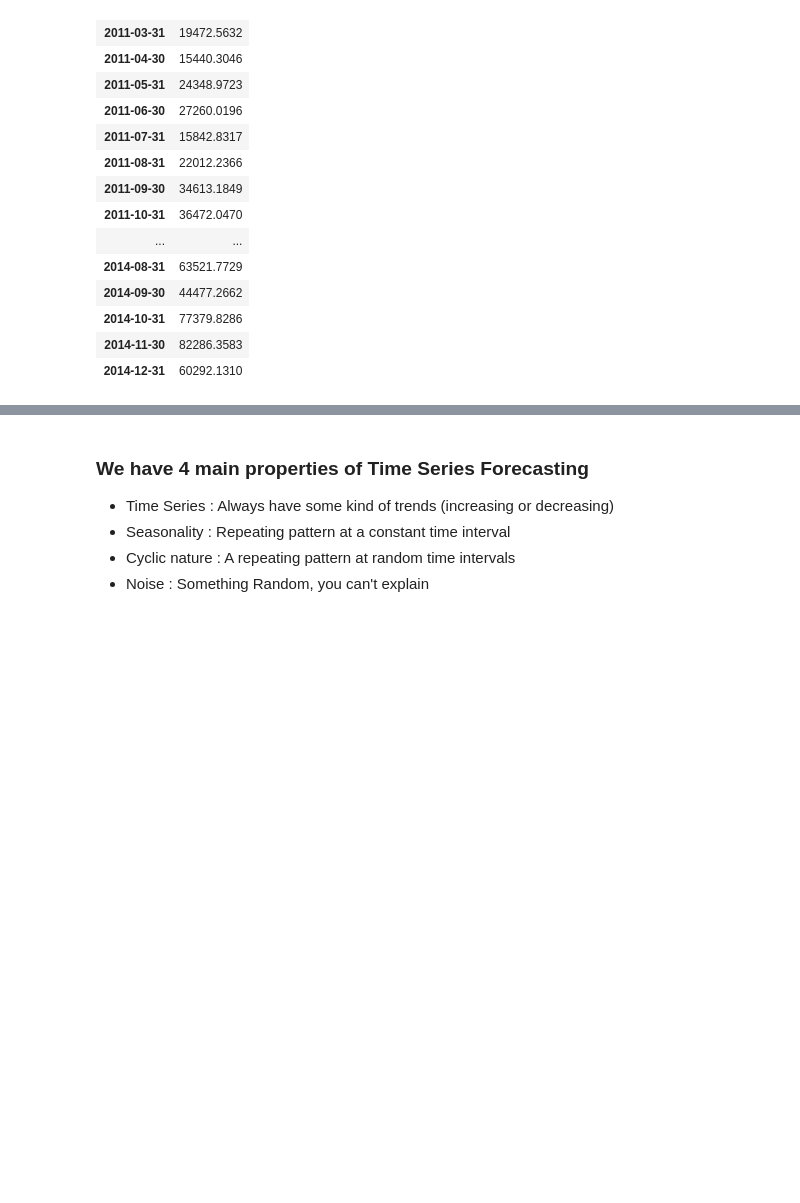
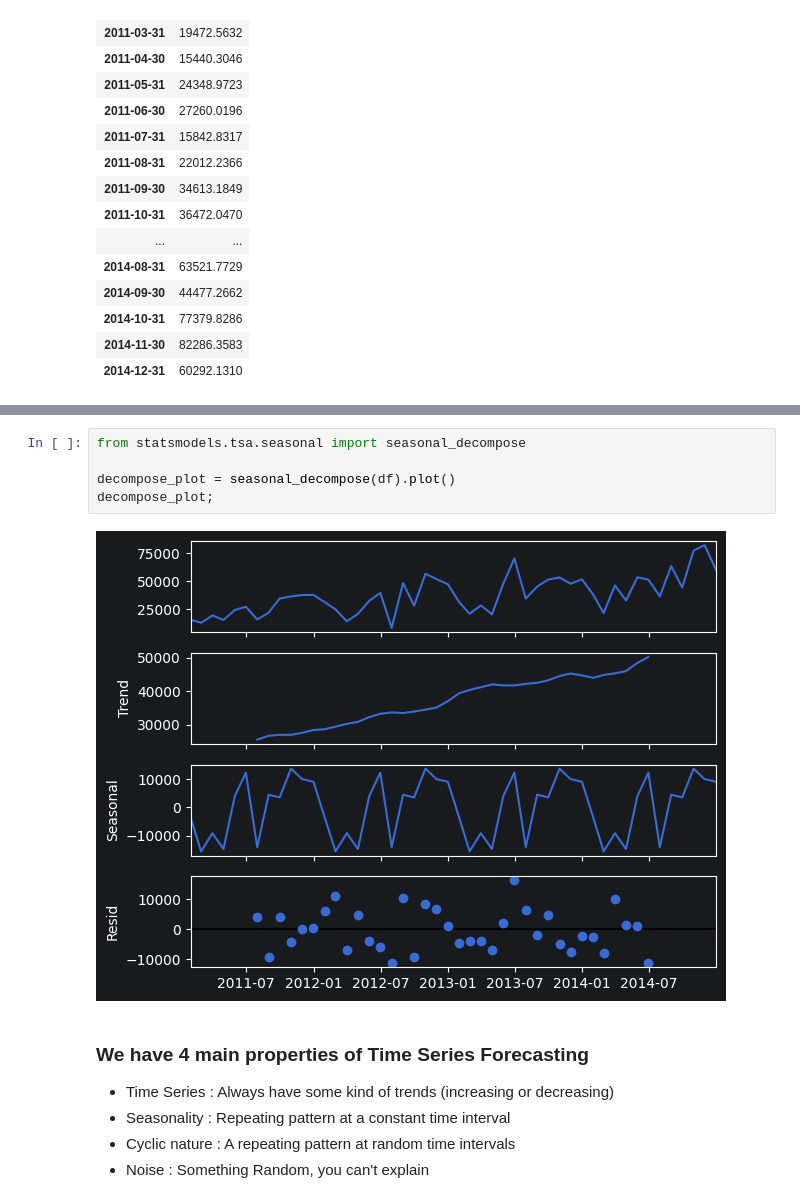
Before and after one commit to kaymansrinivasan/Machine_Learning, a Jupyter notebook: .ipynb/Time Series_1.ipynb, the cells around one changed output, grey strips where cells are left out. Saved outputs shown, nothing was run; the diff lists cells and outputs as text; blank space fills up the shorter version.

```diff
--- a/.ipynb/Time Series_1.ipynb
+++ b/.ipynb/Time Series_1.ipynb
@@ -160,3 +156,10 @@ plt.show()
+# %%
+from statsmodels.tsa.seasonal import seasonal_decompose
+
+decompose_plot = seasonal_decompose(df).plot()
+decompose_plot;
+# %% [output]
+[figure, added]
 # %% [markdown]
 ### We have 4 main properties of Time Series Forecasting
 - Time Series : Always have some kind of trends (increasing or decreasing)
```
Also changed, not shown: parts of 28 cells of this notebook.
